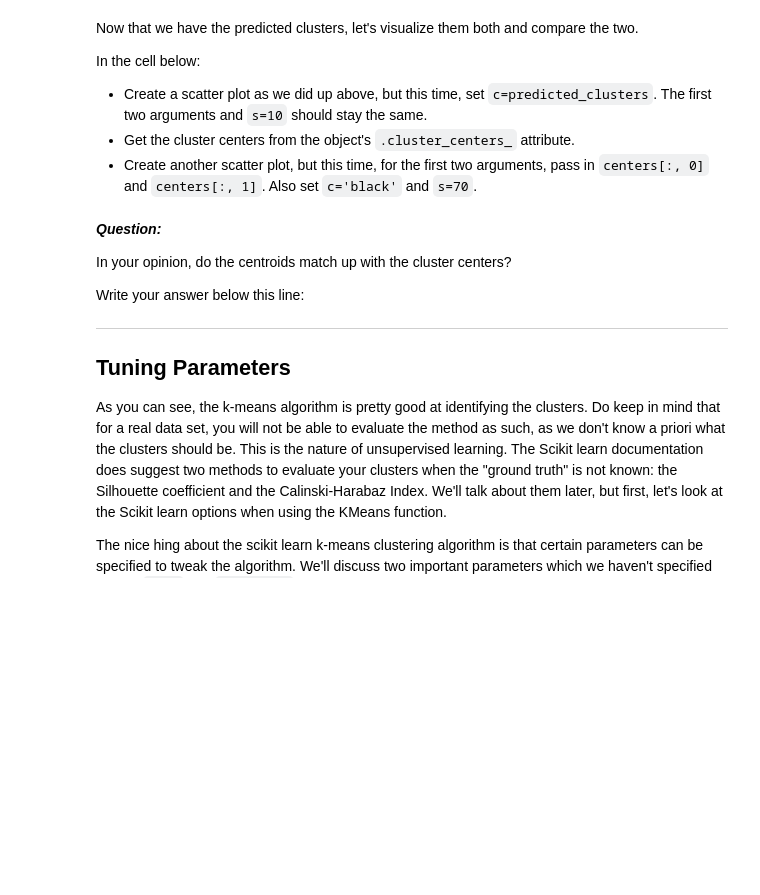
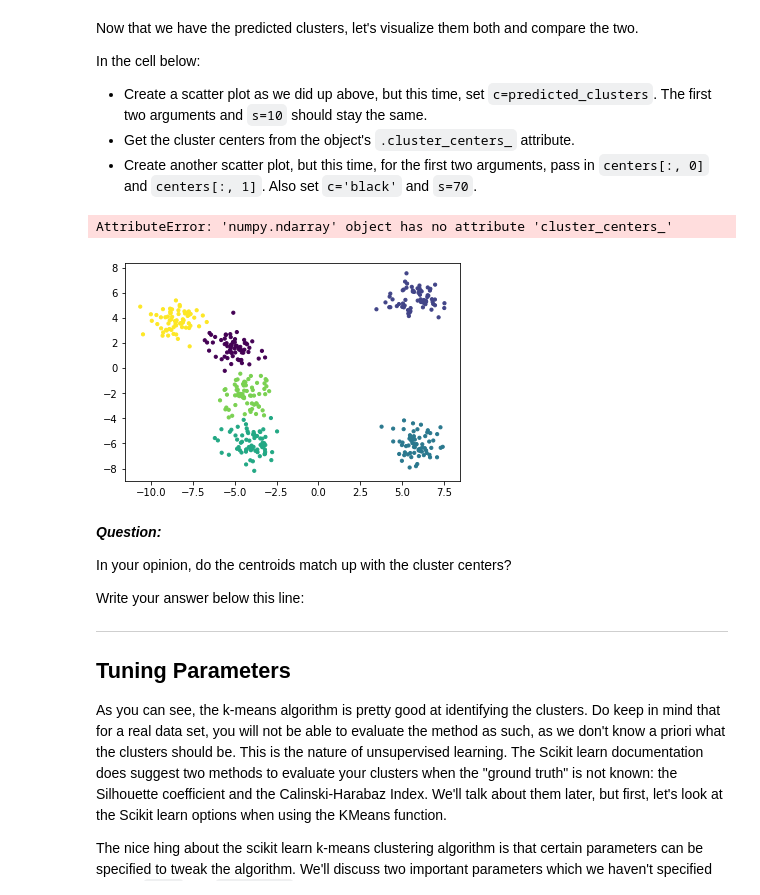
Before and after one commit to jeussantiago/dsc-3-35-04-k-means-clustering-lab-nyc-ds-career-031119, a Jupyter notebook: index.ipynb, the cells around one changed output. Cells and saved outputs as stored; diff of their text form; code cells hidden in the pictures; blank space fills up the shorter version.

```diff
--- a/index.ipynb
+++ b/index.ipynb
@@ -88,8 +88,11 @@ In the cell below:
 # %%
 plt.scatter(X[:, 0], X[:, 1], c=predicted_clusters, s=10)
 
 centers = predicted_clusters.cluster_centers_
-plt.scatter(centers[:, 0], centers[:, 1], c='black', s=10)
+plt.scatter(centers[:, 0], centers[:, 1], c='black', s=70)
+# %% [output]
+AttributeError: 'numpy.ndarray' object has no attribute 'cluster_centers_'
+[figure, added]
 # %% [markdown]
 **_Question:_**
 
```
